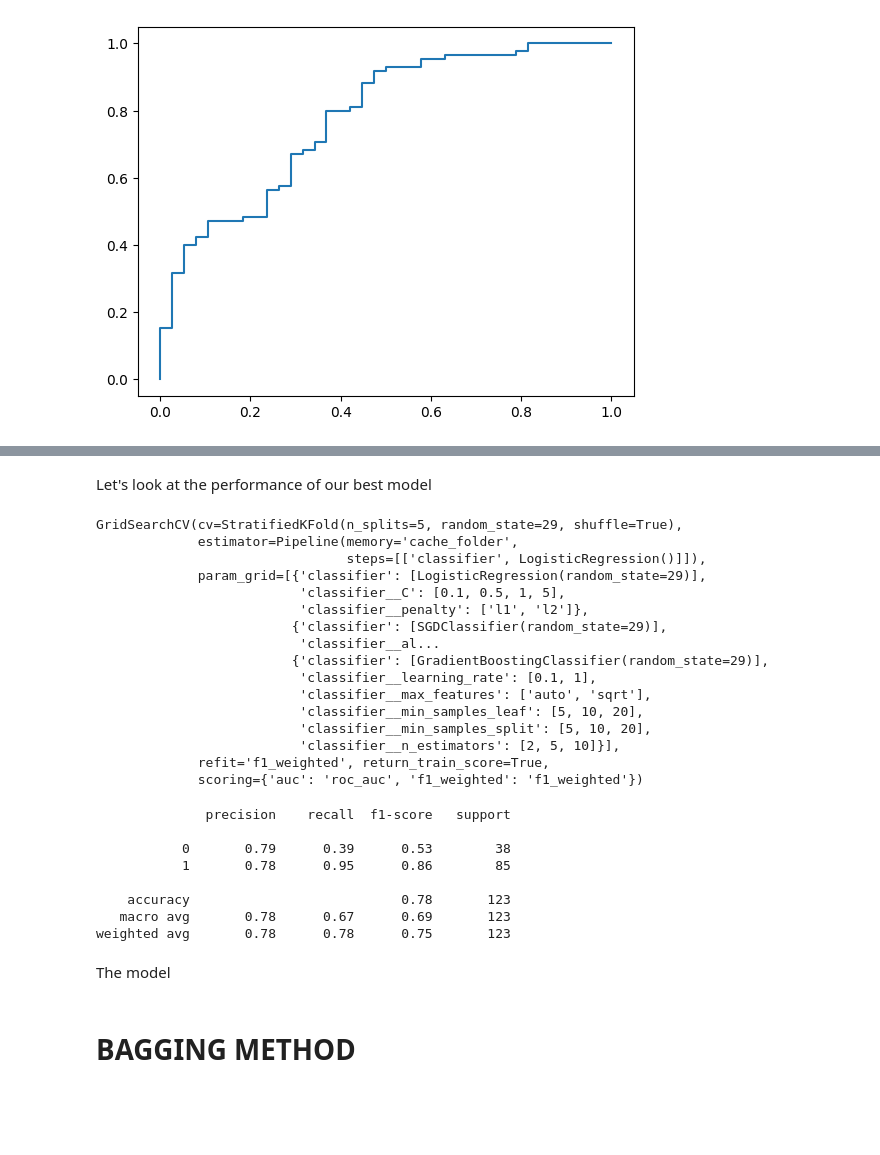
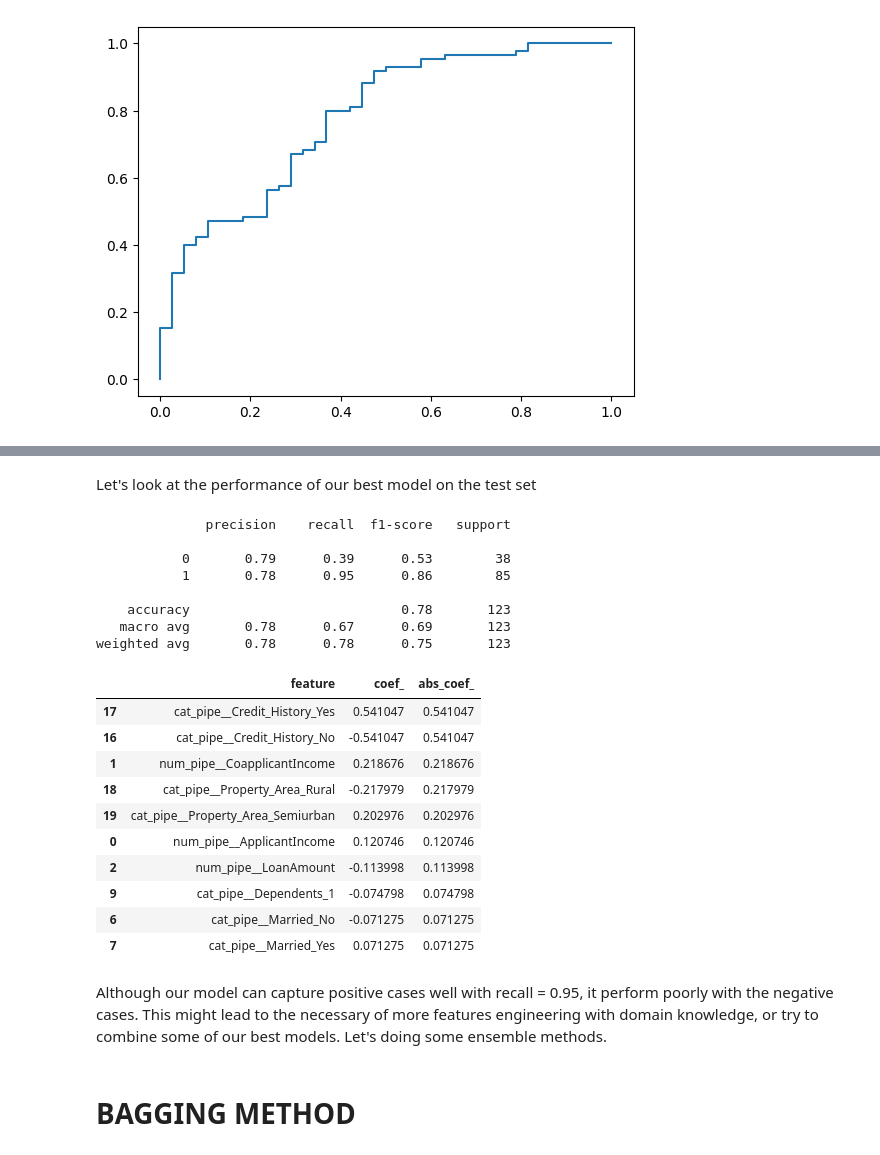
Before and after one commit to dhuydo/LoanPrediction, a Jupyter notebook: notebooks/model.ipynb, the cells around one changed output, grey strips where cells are left out. Saved outputs shown, nothing was run; the diff lists cells and outputs as text; code cells hidden in the pictures; blank space fills up the shorter version.

```diff
--- a/notebooks/model.ipynb
+++ b/notebooks/model.ipynb
@@ -68,7 +68,7 @@ def data_transformer():
     # cat_features = ['Credit_History']
 
     num_pipe = Pipeline([
-        ('log', FunctionTransformer(lambda x: np.log(x+1))),
+        # ('log', FunctionTransformer(lambda x: np.log(x+1))),
         ('scaler', StandardScaler())
     ])
     cat_pipe = Pipeline([
@@ -303,26 +291,7 @@ best_grid_results.sort_values('rank_test_f1_weighted')[:10]
 | 93 | 0.002594 | 0.000314 | 0.005827 | 0.000680 | DecisionTreeClassifier(random_sta... | NaN | ... |
 | 31 | 0.013572 | 0.003210 | 0.013531 | 0.004250 | SGDClassifier(random_state=29) | NaN | ... |
 # %% [markdown]
-Let's look at the performance of our best model
+Let's look at the performance of our best model on the test set
-# %%
-best_grid
-# %% [output]
-GridSearchCV(cv=StratifiedKFold(n_splits=5, random_state=29, shuffle=True),
-             estimator=Pipeline(memory='cache_folder',
-                                steps=[['classifier', LogisticRegression()]]),
-             param_grid=[{'classifier': [LogisticRegression(random_state=29)],
-                          'classifier__C': [0.1, 0.5, 1, 5],
-                          'classifier__penalty': ['l1', 'l2']},
-                         {'classifier': [SGDClassifier(random_state=29)],
-                          'classifier__al...
-                         {'classifier': [GradientBoostingClassifier(random_state=29)],
-                          'classifier__learning_rate': [0.1, 1],
-                          'classifier__max_features': ['auto', 'sqrt'],
-                          'classifier__min_samples_leaf': [5, 10, 20],
-                          'classifier__min_samples_split': [5, 10, 20],
-                          'classifier__n_estimators': [2, 5, 10]}],
-             refit='f1_weighted', return_train_score=True,
-             scoring={'auc': 'roc_auc', 'f1_weighted': 'f1_weighted'})
 # %%
 best_classifier = best_grid.best_estimator_['classifier']
 y_pred = best_classifier.predict(X_test)
@@ -336,8 +305,28 @@ print(classification_report(y_test, y_pred))
     accuracy                           0.78       123
    macro avg       0.78      0.67      0.69       123
 weighted avg       0.78      0.78      0.75       123
-# %% [markdown]
-The model
+# %%
+## Feature importances
+
+# transformer.get_feature_names_out()
+# best_classifier.coef_
+feature_imp = pd.DataFrame({'feature':transformer.get_feature_names_out(), 'coef_':best_classifier.coef_[0]})
+feature_imp['abs_coef_'] = np.abs(feature_imp['coef_'])
+feature_imp.sort_values('abs_coef_', ascending=False).head(10)
+# %% [output]
+|  | feature | coef_ | abs_coef_ |
+| 17 | cat_pipe__Credit_History_Yes | 0.541047 | 0.541047 |
+| 16 | cat_pipe__Credit_History_No | -0.541047 | 0.541047 |
+| 1 | num_pipe__CoapplicantIncome | 0.218676 | 0.218676 |
+| 18 | cat_pipe__Property_Area_Rural | -0.217979 | 0.217979 |
+| 19 | cat_pipe__Property_Area_Semiurban | 0.202976 | 0.202976 |
+| 0 | num_pipe__ApplicantIncome | 0.120746 | 0.120746 |
+| 2 | num_pipe__LoanAmount | -0.113998 | 0.113998 |
+| 9 | cat_pipe__Dependents_1 | -0.074798 | 0.074798 |
+| 6 | cat_pipe__Married_No | -0.071275 | 0.071275 |
+| 7 | cat_pipe__Married_Yes | 0.071275 | 0.071275 |
+# %% [markdown]
+Although our model can capture positive cases well with recall = 0.95, it perform poorly with the negative cases. This might lead to the necessary of more features engineering with domain knowledge, or try to combine some of our best models. Let's doing some ensemble methods.
 # %% [markdown]
 # BAGGING METHOD
 # %% [markdown]
```
Also changed, not shown: parts of 7 cells of this notebook, 2 other files.
